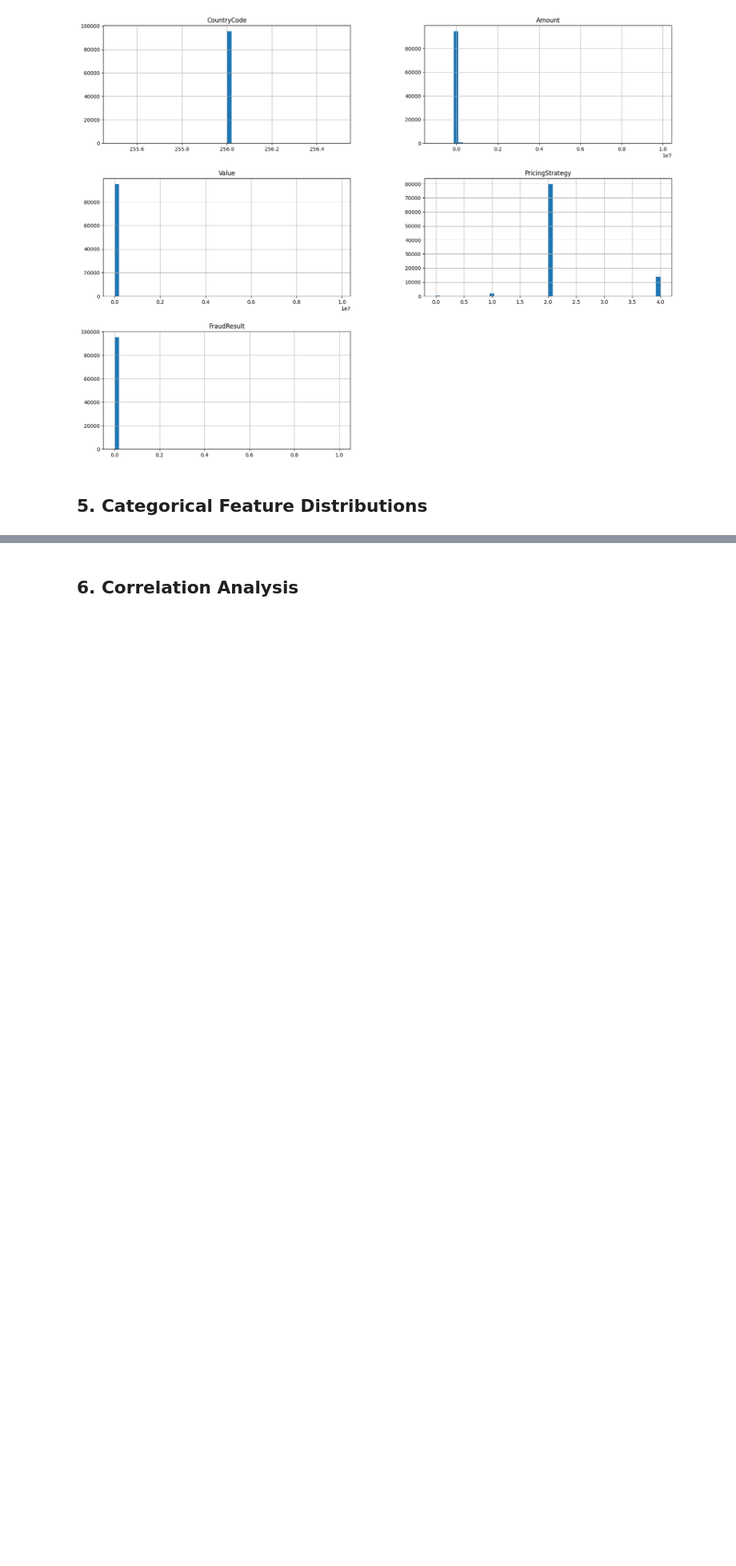
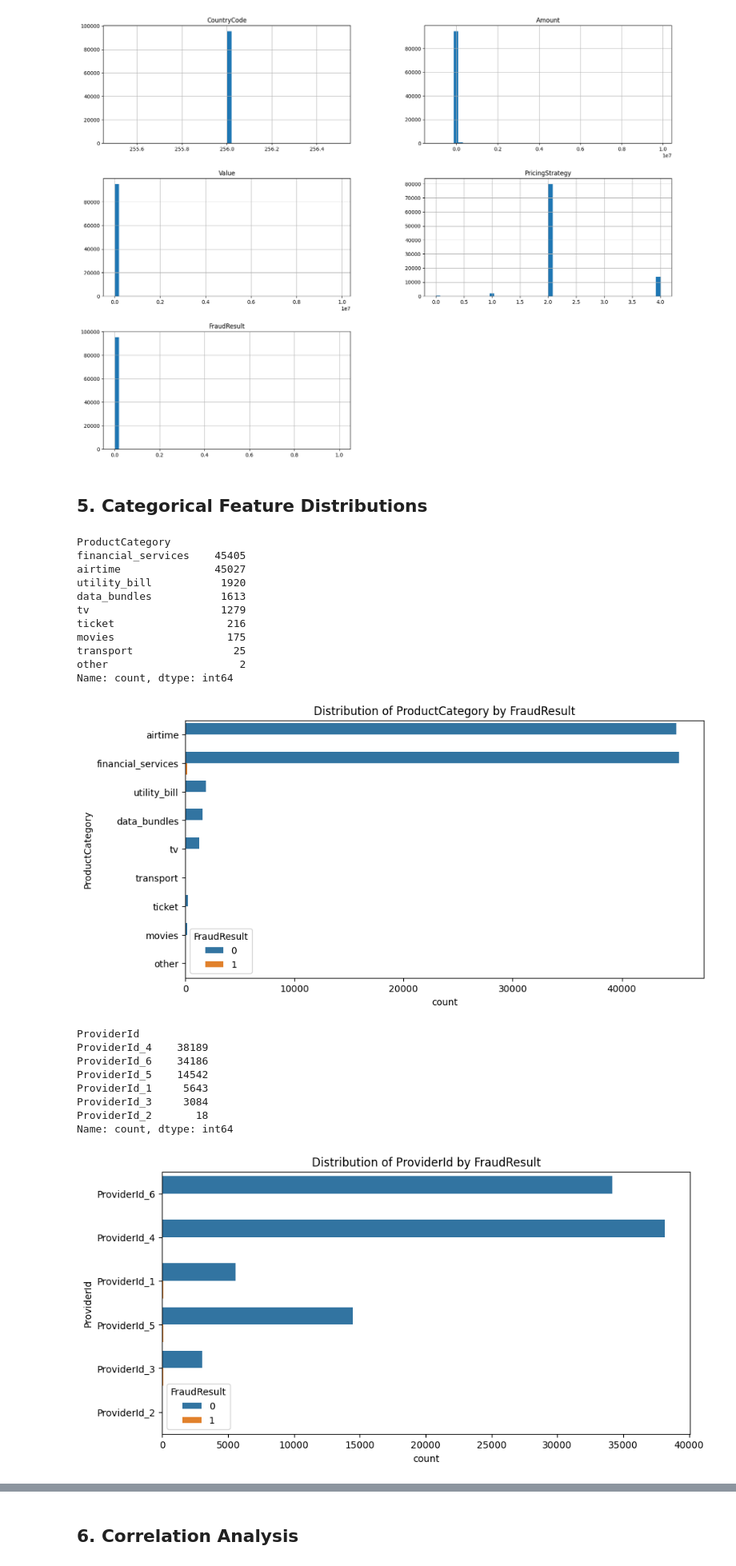
Before and after one commit to ibnu-asma/Risk-Probability-Model, a Jupyter notebook: notebooks/1.0-eda.ipynb, the cells around one changed output, grey strips where cells are left out. Shown at 80% size. Saved outputs shown, nothing was run; the diff lists cells and outputs as text; code cells hidden in the pictures; blank space fills up the shorter version.

```diff
--- a/notebooks/1.0-eda.ipynb
+++ b/notebooks/1.0-eda.ipynb
@@ -59,8 +59,31 @@ plt.show()
 # %% [markdown]
 ## 5. Categorical Feature Distributions
 # %%
-for col in df.select_dtypes(include='object').columns:
+for col in ['ProductCategory', 'ProviderId', 'ChannelId']:
+    print(df[col].value_counts())
     plt.figure(figsize=(10, 5))
-    sns.countplot(y=col, data=df)
-    plt.title(f'Distribution of {col}')
+    sns.countplot(y=col, data=df, hue='FraudResult')
+    plt.title(f'Distribution of {col} by FraudResult')
     plt.show()
+# %% [output]
+ProductCategory
+financial_services    45405
+airtime               45027
+utility_bill           1920
+data_bundles           1613
+tv                     1279
+ticket                  216
+movies                  175
+transport                25
+other                     2
+Name: count, dtype: int64
+[figure, added]
+ProviderId
+ProviderId_4    38189
+ProviderId_6    34186
+ProviderId_5    14542
+ProviderId_1     5643
+ProviderId_3     3084
+ProviderId_2       18
+Name: count, dtype: int64
+[figure, added]
```
Also changed, not shown: parts of 2 cells of this notebook.
